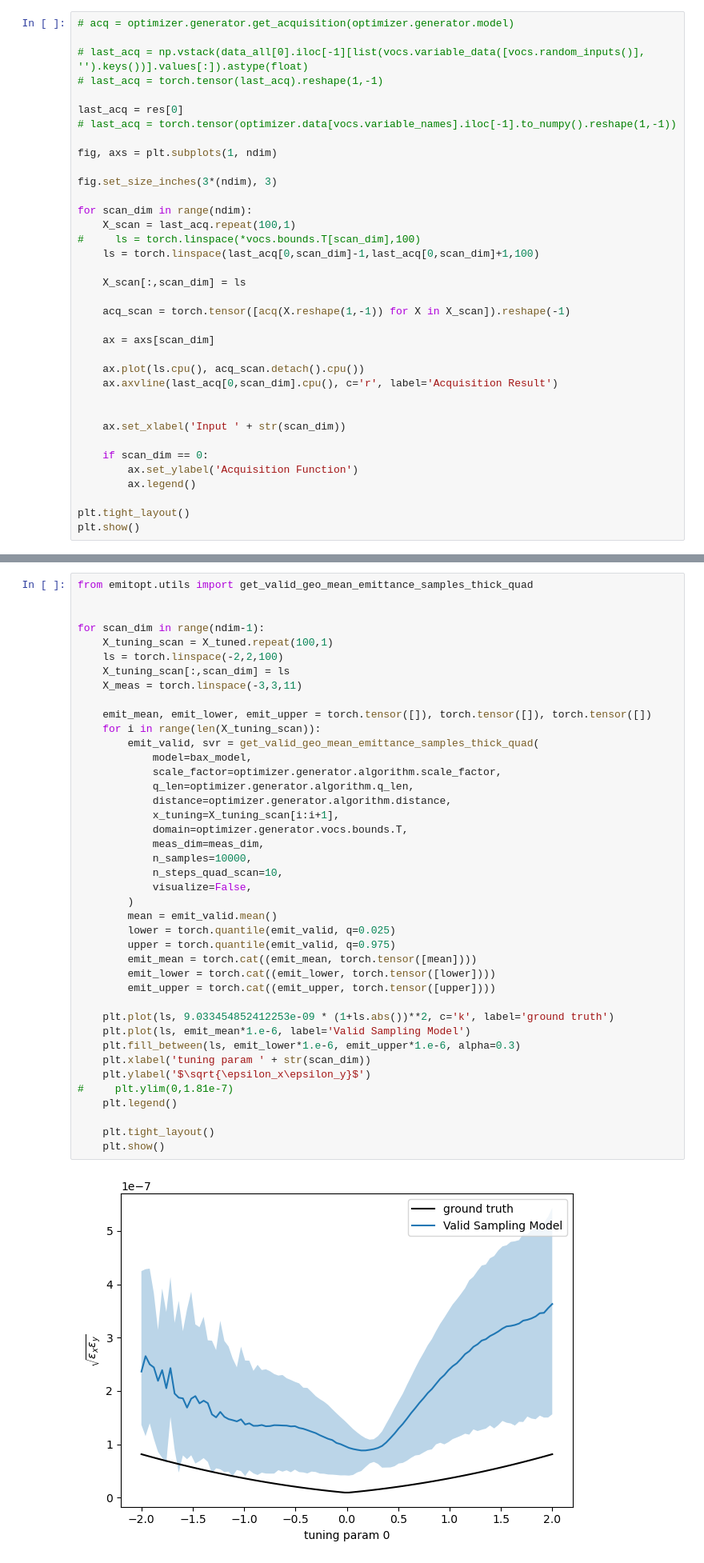
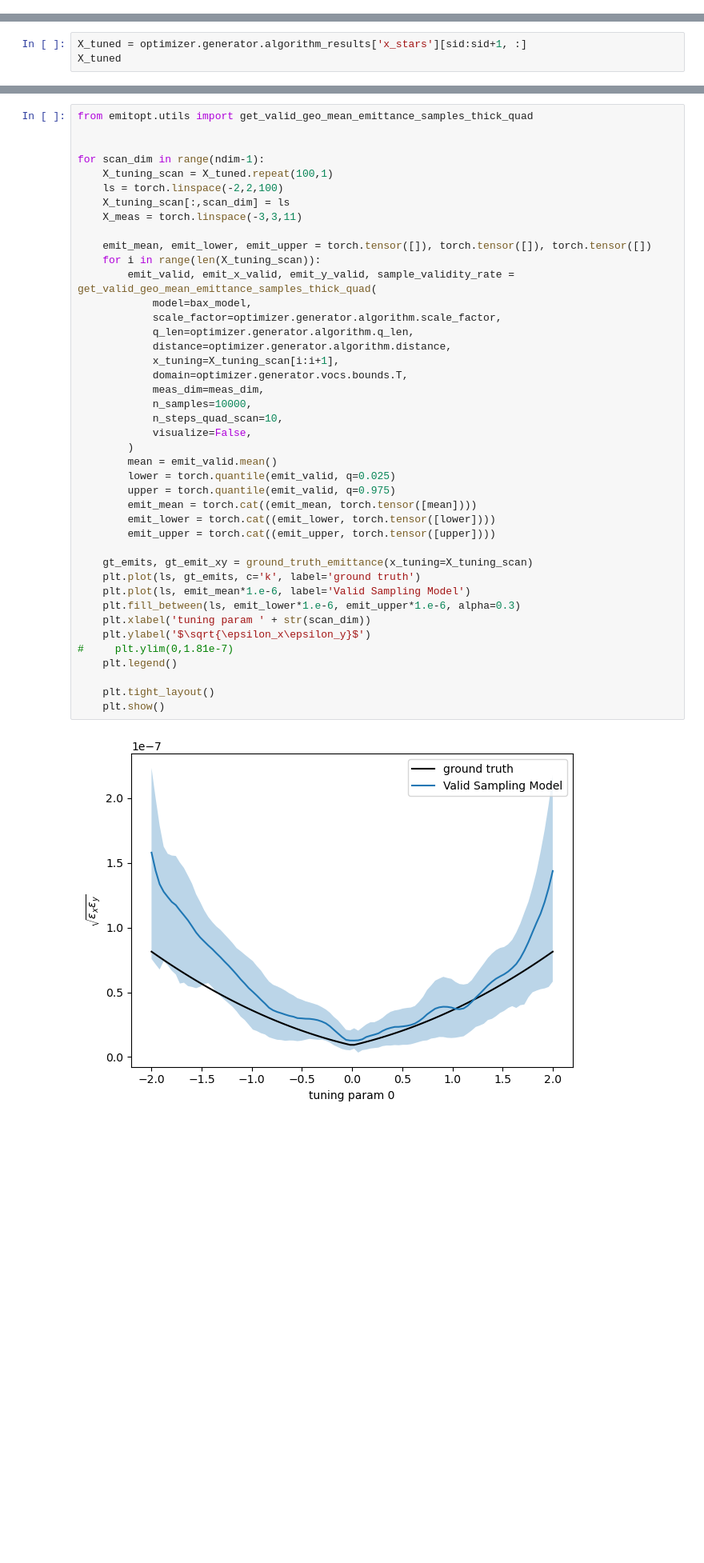
Before and after one commit to roussel-ryan/emitopt, a Jupyter notebook: examples/bax-emittance-xy-minimization-toy-model.ipynb, the cells around one changed output, grey strips where cells are left out. Shown at 80% size. Saved outputs shown, nothing was run; the diff lists cells and outputs as text; blank space fills up the shorter version.

Commit message:
Refactor plotting functions and remove old stuff.

```diff
--- a/examples/bax-emittance-xy-minimization-toy-model.ipynb
+++ b/examples/bax-emittance-xy-minimization-toy-model.ipynb
@@ -355,36 +254,0 @@ optimize_acqf took 1.2615721225738525 seconds.
-# %%
-# acq = optimizer.generator.get_acquisition(optimizer.generator.model)
-
-# last_acq = np.vstack(data_all[0].iloc[-1][list(vocs.variable_data([vocs.random_inputs()], '').keys())].values[:]).astype(float)
-# last_acq = torch.tensor(last_acq).reshape(1,-1)
-
-last_acq = res[0]
-# last_acq = torch.tensor(optimizer.data[vocs.variable_names].iloc[-1].to_numpy().reshape(1,-1))
-
-fig, axs = plt.subplots(1, ndim)
-
-fig.set_size_inches(3*(ndim), 3)
-
-for scan_dim in range(ndim):
-    X_scan = last_acq.repeat(100,1)
-#     ls = torch.linspace(*vocs.bounds.T[scan_dim],100)
-    ls = torch.linspace(last_acq[0,scan_dim]-1,last_acq[0,scan_dim]+1,100)
-
-    X_scan[:,scan_dim] = ls
-
-    acq_scan = torch.tensor([acq(X.reshape(1,-1)) for X in X_scan]).reshape(-1)
-
-    ax = axs[scan_dim]
-
-    ax.plot(ls.cpu(), acq_scan.detach().cpu())
-    ax.axvline(last_acq[0,scan_dim].cpu(), c='r', label='Acquisition Result')
-
-
-    ax.set_xlabel('Input ' + str(scan_dim))
-
-    if scan_dim == 0:
-        ax.set_ylabel('Acquisition Function')
-        ax.legend()
-
-plt.tight_layout()
-plt.show()
@@ -731,0 +281,3 @@ plt.show()
+# %%
+X_tuned = optimizer.generator.algorithm_results['x_stars'][sid:sid+1, :]
+X_tuned
@@ -741,34 +301,35 @@ for scan_dim in range(ndim-1):
 
     emit_mean, emit_lower, emit_upper = torch.tensor([]), torch.tensor([]), torch.tensor([])
     for i in range(len(X_tuning_scan)):
-        emit_valid, svr = get_valid_geo_mean_emittance_samples_thick_quad(
+        emit_valid, emit_x_valid, emit_y_valid, sample_validity_rate = get_valid_geo_mean_emittance_samples_thick_quad(
             model=bax_model,
             scale_factor=optimizer.generator.algorithm.scale_factor,
             q_len=optimizer.generator.algorithm.q_len,
             distance=optimizer.generator.algorithm.distance,
             x_tuning=X_tuning_scan[i:i+1],
             domain=optimizer.generator.vocs.bounds.T,
             meas_dim=meas_dim,
             n_samples=10000,
             n_steps_quad_scan=10,
             visualize=False,
         )
         mean = emit_valid.mean()
         lower = torch.quantile(emit_valid, q=0.025)
         upper = torch.quantile(emit_valid, q=0.975)
         emit_mean = torch.cat((emit_mean, torch.tensor([mean])))
         emit_lower = torch.cat((emit_lower, torch.tensor([lower])))
         emit_upper = torch.cat((emit_upper, torch.tensor([upper])))
 
-    plt.plot(ls, 9.033454852412253e-09 * (1+ls.abs())**2, c='k', label='ground truth')
+    gt_emits, gt_emit_xy = ground_truth_emittance(x_tuning=X_tuning_scan)
+    plt.plot(ls, gt_emits, c='k', label='ground truth')
     plt.plot(ls, emit_mean*1.e-6, label='Valid Sampling Model')
     plt.fill_between(ls, emit_lower*1.e-6, emit_upper*1.e-6, alpha=0.3)
     plt.xlabel('tuning param ' + str(scan_dim))
     plt.ylabel('$\sqrt{\epsilon_x\epsilon_y}$')
 #     plt.ylim(0,1.81e-7)
     plt.legend()
 
     plt.tight_layout()
     plt.show()
 # %% [output]
-[figure, old version]
+[figure, new version]
```
Also changed, not shown: parts of 46 cells of this notebook, 7 other files.
